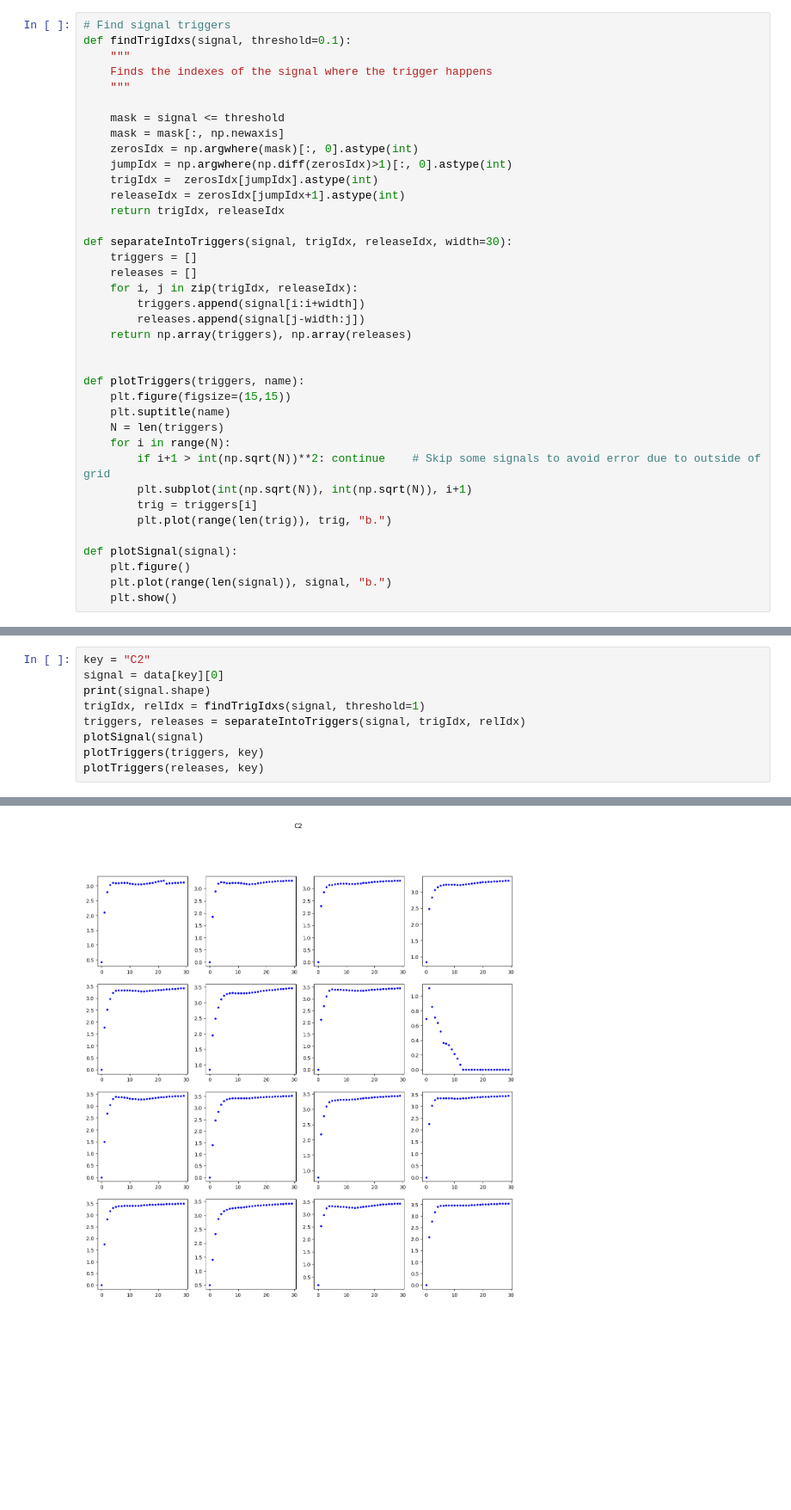
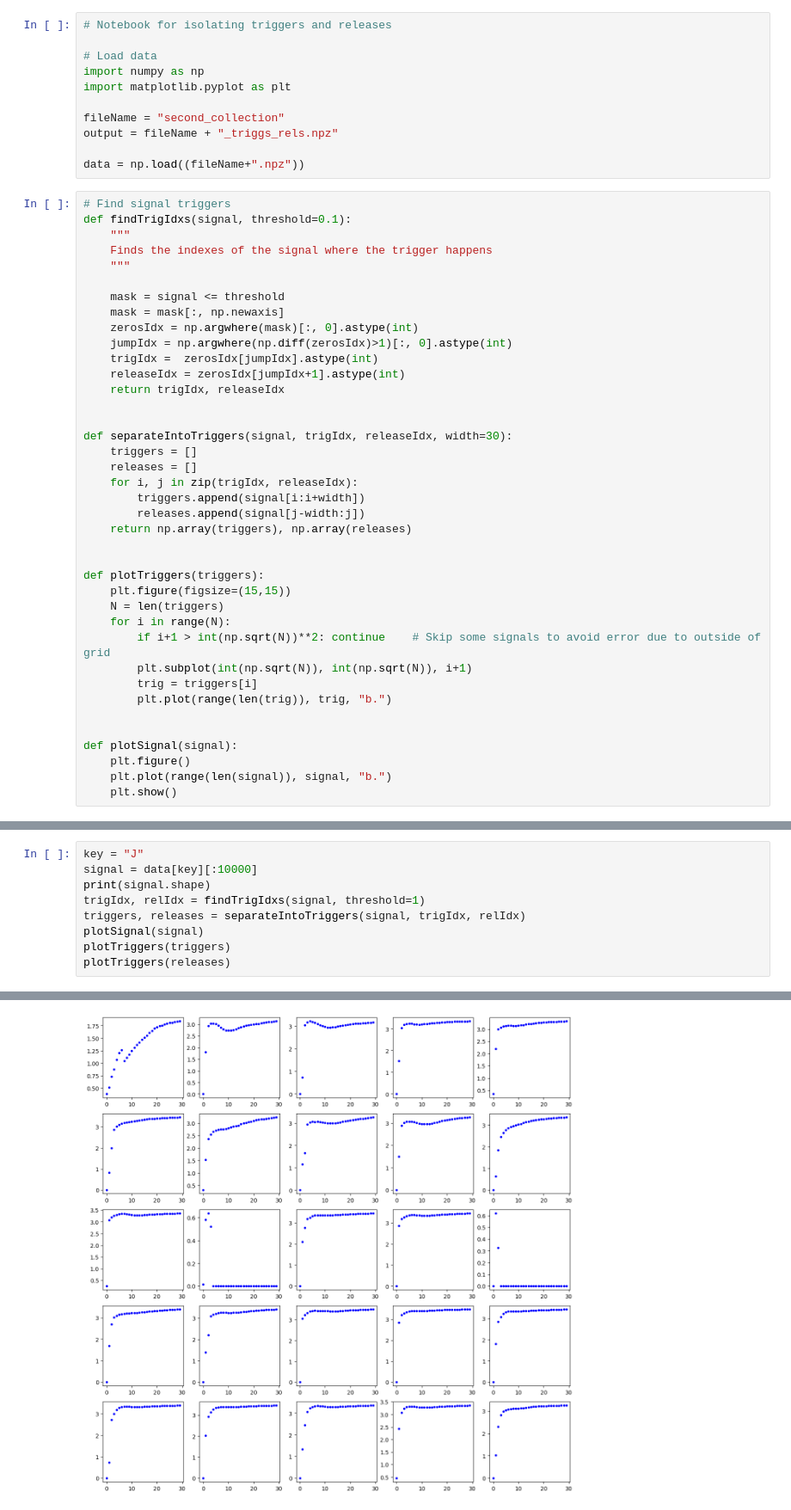
Before and after one commit to GuiMacielPereira/sensor_ML, a Jupyter notebook: data_processing/data_prep.sync.ipynb, the cells around one changed output, grey strips where cells are left out. Shown at 86% size. Saved outputs shown, nothing was run; the diff lists cells and outputs as text; blank space fills up the shorter version.

```diff
--- a/data_processing/data_prep.sync.ipynb
+++ b/data_processing/data_prep.sync.ipynb
@@ -8,3 +1,14 @@ data = np.load("./sorted_data.npz")
+# %%
+# Notebook for isolating triggers and releases
+
+# Load data
+import numpy as np
+import matplotlib.pyplot as plt
+
+fileName = "second_collection"
+output = fileName + "_triggs_rels.npz"
+
+data = np.load((fileName+".npz"))
 # %%
 # Find signal triggers
 def findTrigIdxs(signal, threshold=0.1):
@@ -20,6 +24,7 @@ def findTrigIdxs(signal, threshold=0.1):
     releaseIdx = zerosIdx[jumpIdx+1].astype(int)
     return trigIdx, releaseIdx
 
+
 def separateIntoTriggers(signal, trigIdx, releaseIdx, width=30):
     triggers = []
     releases = []
@@ -29,9 +34,8 @@ def separateIntoTriggers(signal, trigIdx, releaseIdx, width=30):
     return np.array(triggers), np.array(releases)
 
 
-def plotTriggers(triggers, name):
+def plotTriggers(triggers):
     plt.figure(figsize=(15,15))
-    plt.suptitle(name)
     N = len(triggers)
     for i in range(N):
         if i+1 > int(np.sqrt(N))**2: continue    # Skip some signals to avoid error due to outside of grid
@@ -39,6 +43,7 @@ def plotTriggers(triggers, name):
         trig = triggers[i]
         plt.plot(range(len(trig)), trig, "b.")
 
+
 def plotSignal(signal):
     plt.figure()
     plt.plot(range(len(signal)), signal, "b.")
@@ -62,10 +66,10 @@ plotTriggers(releases, key)
 # %%
-key = "C2"
-signal = data[key][0]
+key = "J"
+signal = data[key][:10000]
 print(signal.shape)
 trigIdx, relIdx = findTrigIdxs(signal, threshold=1)
 triggers, releases = separateIntoTriggers(signal, trigIdx, relIdx)
 plotSignal(signal)
-plotTriggers(triggers, key)
-plotTriggers(releases, key)
+plotTriggers(triggers)
+plotTriggers(releases)
 # %% [output]
@@ -74 +78 @@ plotTriggers(releases, key)
-[figure, old version]
+[figure, new version]
```
Also changed, not shown: parts of 5 cells of this notebook, 42 other files.
